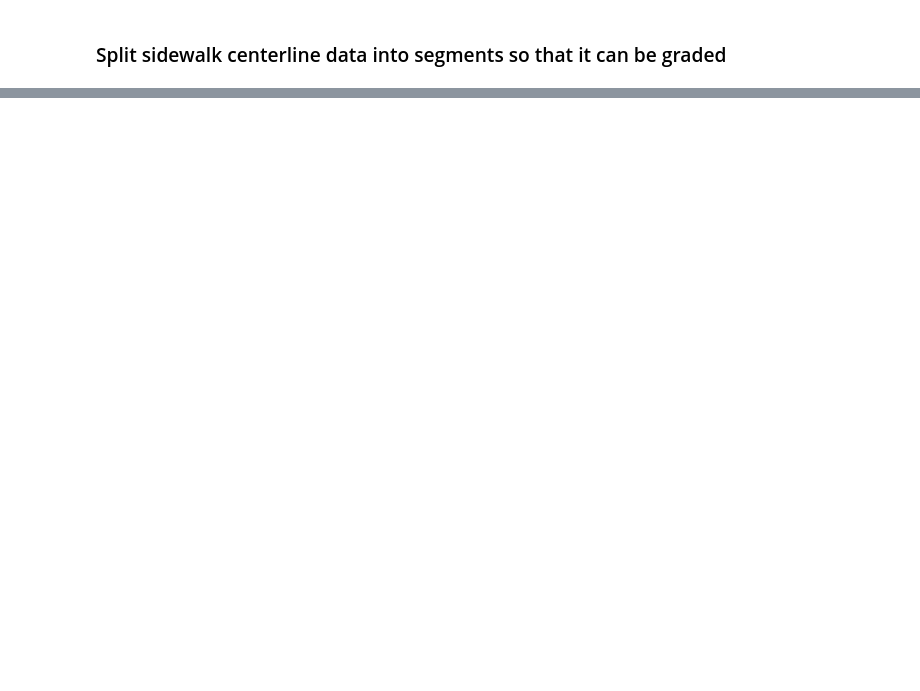
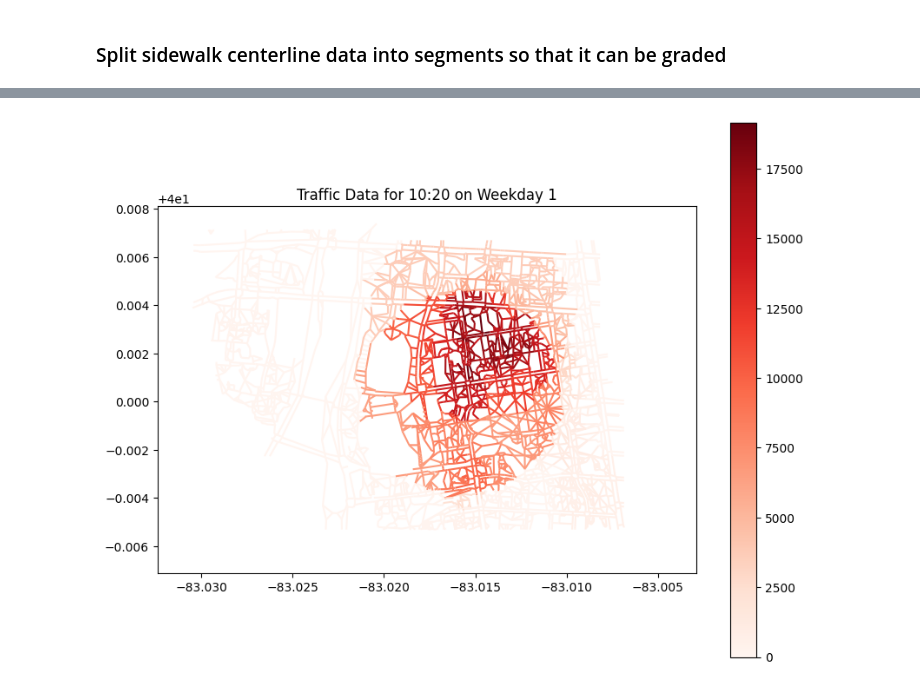
Before and after one commit to caelummmuhhh/osu-foot-traffic-app, a Jupyter notebook: gis/playground.ipynb, the cells around one changed output, grey strips where cells are left out. Saved outputs shown, nothing was run; the diff lists cells and outputs as text; code cells hidden in the pictures; blank space fills up the shorter version.

Commit message:
calculate traffic

```diff
--- a/gis/playground.ipynb
+++ b/gis/playground.ipynb
@@ -258,0 +348,4 @@ from shapely.geometry import Point
+# %%
+gdf = gpd.GeoDataFrame.from_features(sidewalk['features'], crs='EPSG:4326')
+gdf = gdf.to_crs('EPSG:3857')
+gdf = gdf.explode()
@@ -258,0 +440,12 @@ from shapely.geometry import Point
+# %%
+# Add traffic model to routes
+class_start = gdf_classes['startDate'].min().isoformat()
+class_end = gdf_classes['endDate'].max().isoformat(),
+gdf_routes['traffic_model'] = gdf_routes.apply(
+    lambda row: {
+        "start_date": class_start,
+        "end_date": class_end,
+        "weekly_pattern": {i: defaultdict(float) for i in range(7)}
+    },
+    axis=1
+)
@@ -258,0 +586,31 @@ from shapely.geometry import Point
+# %%
+# Load GeoJSON file
+gdf = gpd.read_file("traffic_data3.json")
+gdf['traffic_model'] = gdf['traffic_model'].apply(lambda x: dict(eval(re.sub(r"<class '(\w+)'>", r'\1', x))))
+# %%
+
+# Function to extract traffic for a specific time
+def extract_traffic(feature, weekday, time):
+    weekly_pattern = feature["weekly_pattern"]
+    if weekday in weekly_pattern and time in weekly_pattern[weekday]:
+        return weekly_pattern.get(weekday, {}).get(time, 0)
+    return 0
+
+# Select weekday and time (Example: Monday at 09:00)
+weekday = 1  # 0 = Sunday, 1 = Monday, etc.
+time = "10:20"
+
+# Apply traffic extraction
+gdf["traffic_at_time"] = gdf["traffic_model"].apply(lambda x: extract_traffic(x, weekday, time))
+
+# Plot the map with traffic data
+fig, ax = plt.subplots(1, 1, figsize=(10, 8))
+#ax.set_xlim(-83.0127, -83.0193)  # minx, maxx
+#ax.set_ylim(40.0011, 40.0044)  # miny, maxy
+ax.set_xlim(-83.0324, -83.0029)  # minx, maxx
+ax.set_ylim(39.9929, 40.0081)  # miny, maxy
+gdf.plot(column="traffic_at_time", cmap="Reds", legend=True, ax=ax)
+plt.title(f"Traffic Data for {time} on Weekday {weekday}")
+plt.show()
+# %% [output]
+[figure, added]
```
Also changed, not shown: parts of 25 cells of this notebook, 10 other files.
